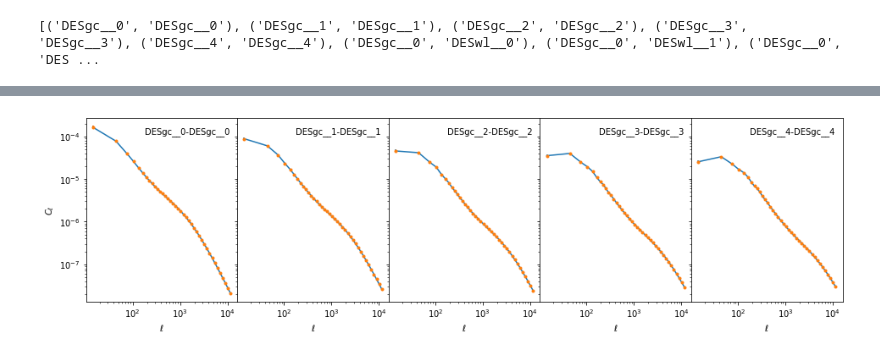
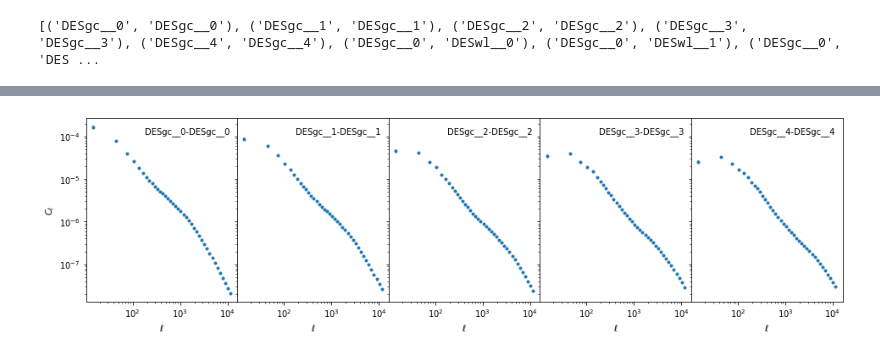
Before and after one commit to boryanah/simple_nz_marg, a Jupyter notebook: plot_sacc.ipynb, the cells around one changed output, grey strips where cells are left out. Saved outputs shown, nothing was run; the diff lists cells and outputs as text; code cells hidden in the pictures.

```diff
--- a/plot_sacc.ipynb
+++ b/plot_sacc.ipynb
@@ -33,22 +96,22 @@ print(trcomb)
 # %%
 # gc-gc
 f, ax = plt.subplots(1, 5, figsize=(16, 4), sharex=True, gridspec_kw={'wspace':0}, sharey=True)
 for i in range(5):
     tr1 = tr2 = f'DESgc__{i}'
     ell, cl, cov, ind = s.get_ell_cl('cl_00', tr1, tr2, return_cov=True, return_ind=True)
-    ax[i].errorbar(ell, cl, yerr=np.sqrt(np.diag(cov)))
+    ax[i].errorbar(ell, cl, yerr=np.sqrt(np.diag(cov)), fmt='.')
 
-    cov = covG_rsh[ind][:, ind]
-    ax[i].errorbar(ell, cl, yerr=np.sqrt(np.diag(cov)), fmt='.')
+#     cov = covG[ind][:, ind]
+#     ax[i].errorbar(ell, cl, yerr=np.sqrt(np.diag(cov)), fmt='.')
 
     assert np.any(cov)
     ax[i].set_xlabel('$\ell$')
     ax[i].text(0.95, 0.95, f'{tr1}-{tr2}', horizontalalignment='right',
      verticalalignment='top', transform=ax[i].transAxes)
 ax[0].set_ylabel('$C_\ell$')
 ax[0].set_yscale('log')
 ax[0].set_xscale('log')
 plt.show()
 plt.close()
 # %% [output]
-[figure, old version]
+[figure, new version]
```
Also changed, not shown: parts of 10 cells of this notebook.
